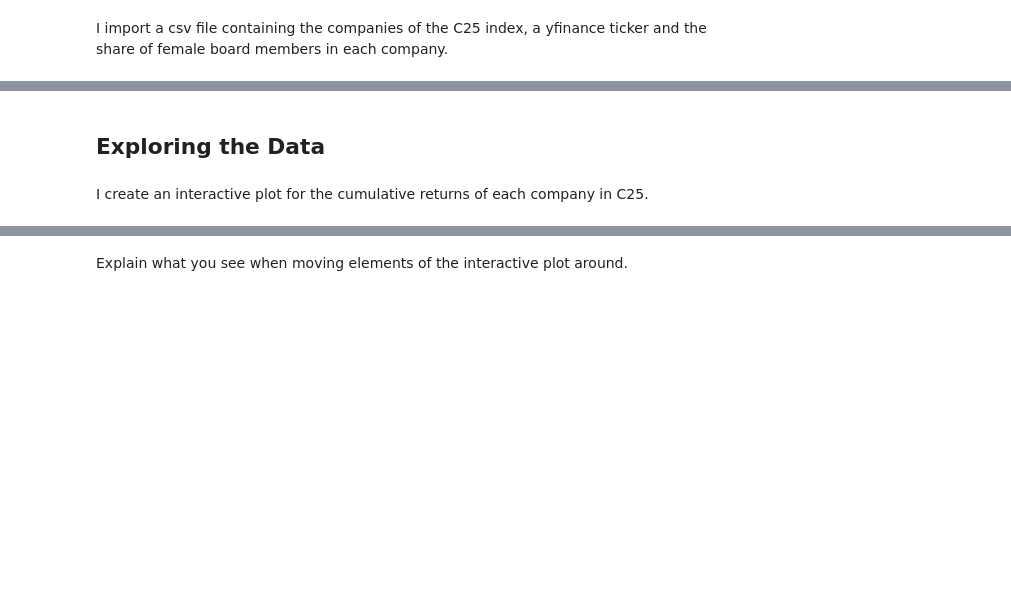
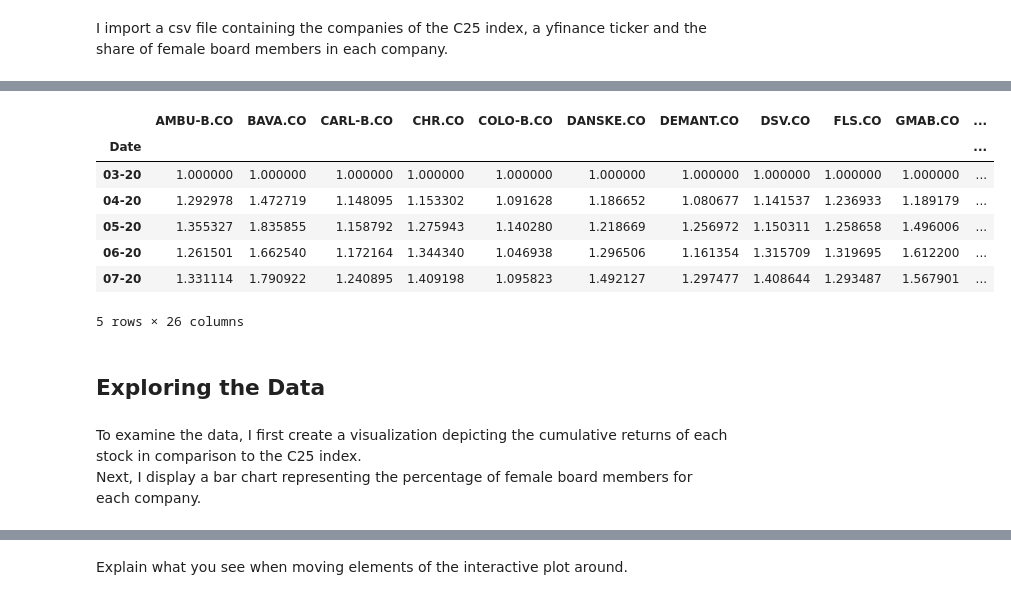
Before and after one commit to NumEconCopenhagen/projects-2023-jts, a Jupyter notebook: dataproject/dataproject.ipynb, the cells around one changed output, grey strips where cells are left out. Saved outputs shown, nothing was run; the diff lists cells and outputs as text; code cells hidden in the pictures; blank space fills up the shorter version.

```diff
--- a/dataproject/dataproject.ipynb
+++ b/dataproject/dataproject.ipynb
@@ -91,7 +99,0 @@ After having removed the columns I drop the `Multiindex` and change the timestam
-# %%
-# drop columns that do not contain 'Adj Close'
-hist_mark = hist_mark.drop(columns = [col for col in hist_mark.columns if col[1] != 'Adj Close'])
-# drop first column index
-hist_mark.columns = hist_mark.columns.droplevel(1)
-# change dates
-hist_mark.index = hist_mark.index.strftime("%m-%y")
@@ -110,16 +100,30 @@ hist_mark.head()
 # %%
 # calculate monthly returns
-hist_mark_monthly_ret = hist_mark.pct_change()
+hist_mark_mr = hist_mark.pct_change()
 
 # calculate cumulative returns
-hist_mark_cum_ret = (1 + hist_mark_monthly_ret).cumprod()
+hist_mark_cr = (1 + hist_mark_mr).cumprod()
 
-# set the first row of the cumulative returnsto 1
-hist_mark_cum_ret.iloc[0] = 1
+# set the first row of the cumulative returns to 1
+hist_mark_cr.iloc[0] = 1
+
+# display dataframe
+hist_mark_cr.head()
+# %% [output]
+|  | AMBU-B.CO | BAVA.CO | CARL-B.CO | CHR.CO | COLO-B.CO | DANSKE.CO | DEMANT.CO | DSV.CO | FLS.CO | GMAB.CO | ... |
+| Date |  |  |  |  |  |  |  |  |  |  | ... |
+| 03-20 | 1.000000 | 1.000000 | 1.000000 | 1.000000 | 1.000000 | 1.000000 | 1.000000 | 1.000000 | 1.000000 | 1.000000 | ... |
+| 04-20 | 1.292978 | 1.472719 | 1.148095 | 1.153302 | 1.091628 | 1.186652 | 1.080677 | 1.141537 | 1.236933 | 1.189179 | ... |
+| 05-20 | 1.355327 | 1.835855 | 1.158792 | 1.275943 | 1.140280 | 1.218669 | 1.256972 | 1.150311 | 1.258658 | 1.496006 | ... |
+| 06-20 | 1.261501 | 1.662540 | 1.172164 | 1.344340 | 1.046938 | 1.296506 | 1.161354 | 1.315709 | 1.319695 | 1.612200 | ... |
+| 07-20 | 1.331114 | 1.790922 | 1.240895 | 1.409198 | 1.095823 | 1.492127 | 1.297477 | 1.408644 | 1.293487 | 1.567901 | ... |
+5 rows × 26 columns
 # %% [markdown]
 ## Exploring the Data
-# %% [markdown]
-I create an interactive plot for the cumulative returns of each company in C25.
+# %% [markdown]
+To examine the data, I first create a visualization depicting the cumulative returns of each stock in comparison to the C25 index.
+<br>
+Next, I display a bar chart representing the percentage of female board members for each company.
 # %%
 def cum_ret_plot(stock):
     # first plot of y
```
Also changed, not shown: parts of 11 cells of this notebook, 1 other file.
